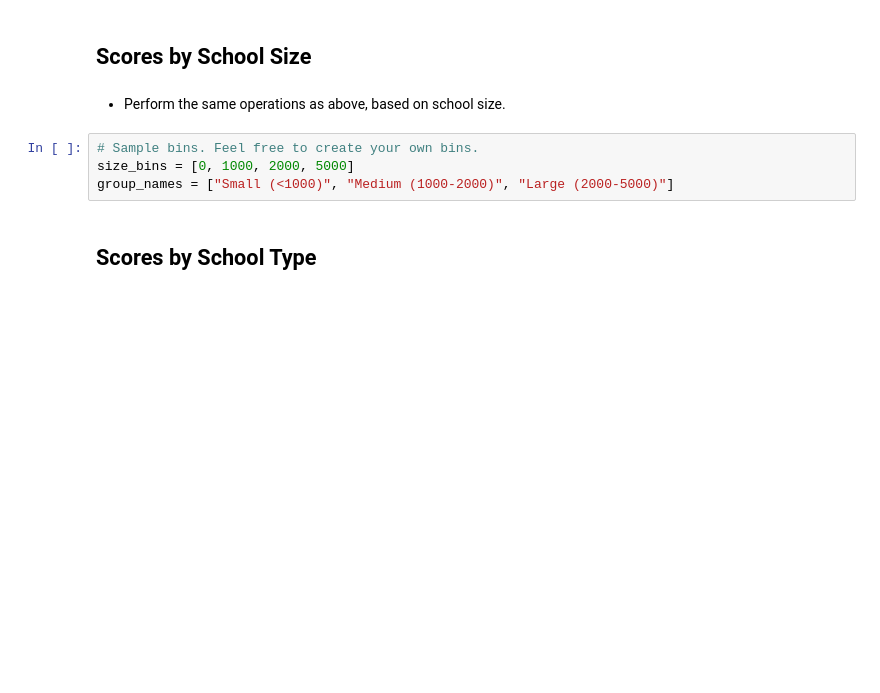
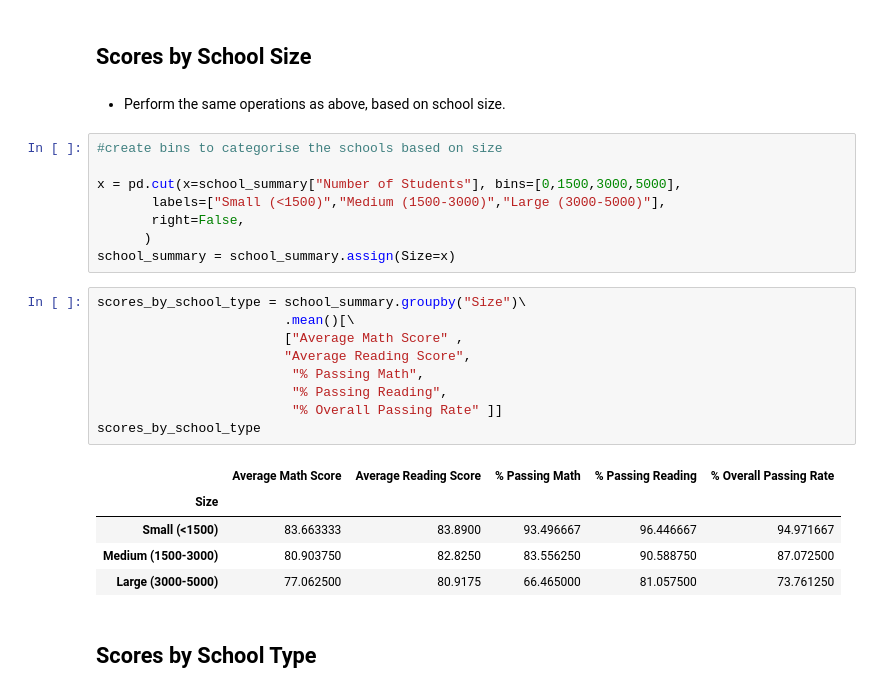
Before and after one commit to daniela-matos/school_performance_trends, a Jupyter notebook: PyCitySchools_starter.ipynb, the cells around one changed output. Saved outputs shown, nothing was run; the diff lists cells and outputs as text; blank space fills up the shorter version.

```diff
--- a/PyCitySchools_starter.ipynb
+++ b/PyCitySchools_starter.ipynb
@@ -325,10 +312,29 @@ data_complete[data_complete["math_score"]>=70]
 ## Scores by School Size
 # %% [markdown]
 * Perform the same operations as above, based on school size.
-# %%
-# Sample bins. Feel free to create your own bins.
-size_bins = [0, 1000, 2000, 5000]
-group_names = ["Small (<1000)", "Medium (1000-2000)", "Large (2000-5000)"]
+# %%
+#create bins to categorise the schools based on size
+
+x = pd.cut(x=school_summary["Number of Students"], bins=[0,1500,3000,5000],
+       labels=["Small (<1500)","Medium (1500-3000)","Large (3000-5000)"],
+       right=False,
+      )
+school_summary = school_summary.assign(Size=x)
+# %%
+scores_by_school_type = school_summary.groupby("Size")\
+                        .mean()[\
+                        ["Average Math Score" ,
+                        "Average Reading Score",
+                         "% Passing Math",
+                         "% Passing Reading",
+                         "% Overall Passing Rate" ]]
+scores_by_school_type
+# %% [output]
+|  | Average Math Score | Average Reading Score | % Passing Math | % Passing Reading | % Overall Passing Rate |
+| Size |  |  |  |  |  |
+| Small (<1500) | 83.663333 | 83.8900 | 93.496667 | 96.446667 | 94.971667 |
+| Medium (1500-3000) | 80.903750 | 82.8250 | 83.556250 | 90.588750 | 87.072500 |
+| Large (3000-5000) | 77.062500 | 80.9175 | 66.465000 | 81.057500 | 73.761250 |
 # %% [markdown]
 ## Scores by School Type
 # %% [markdown]
```
Also changed, not shown: parts of 6 cells of this notebook.
